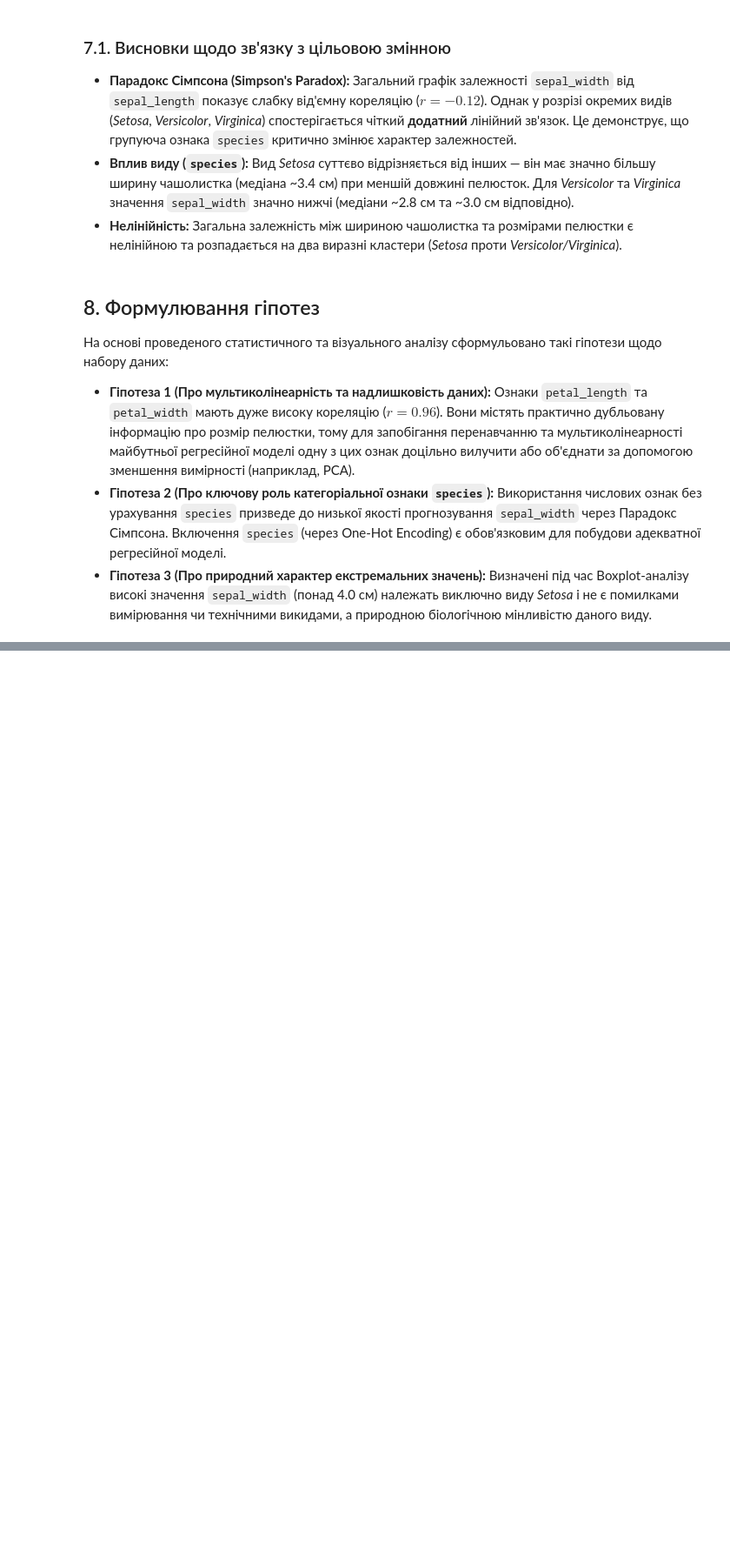
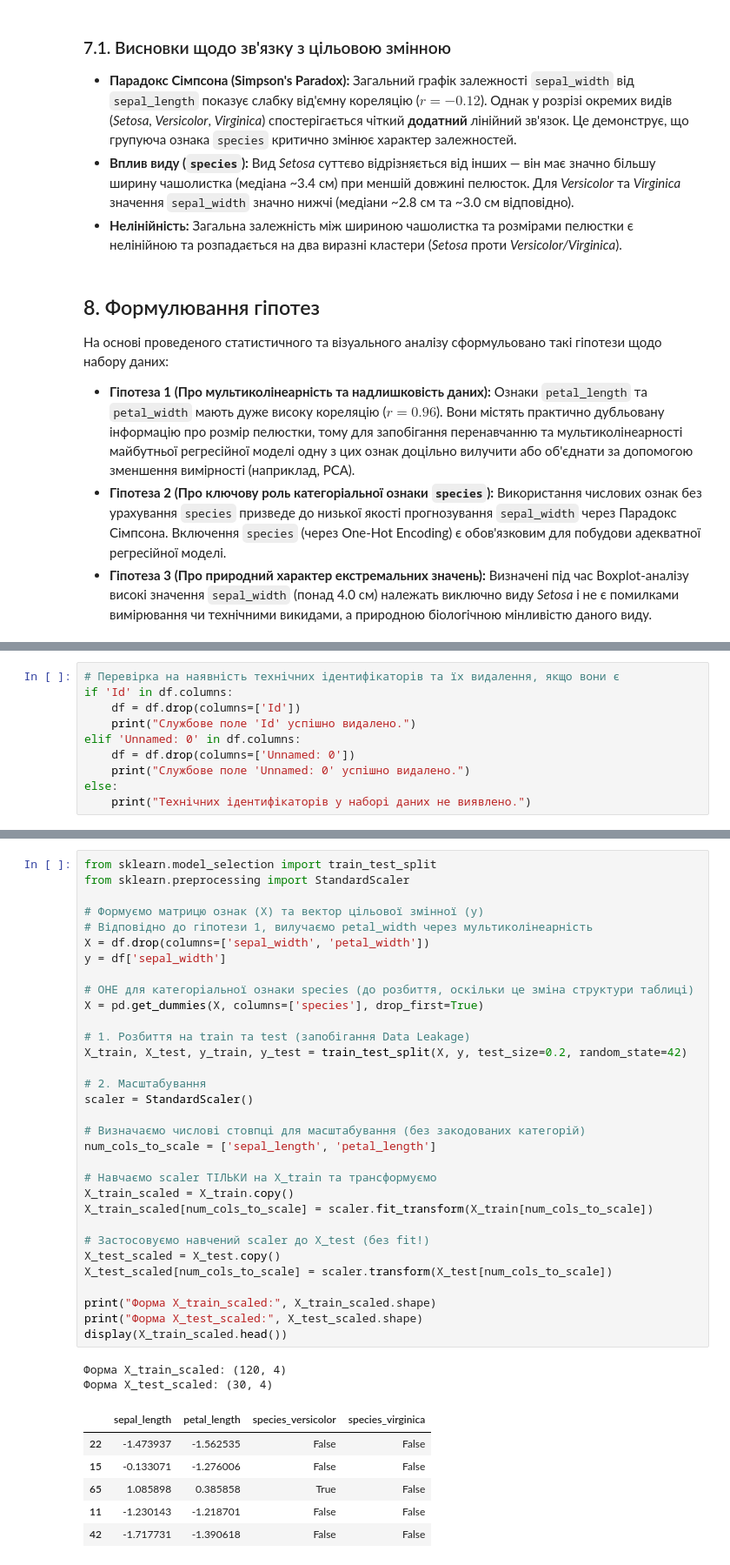
Before and after one commit to Yaroslav071315/machine-learning-course-volovnyk, a Jupyter notebook: practical01/notebook/Practical01.ipynb, the cells around one changed output, grey strips where cells are left out. Shown at 87% size. Cells and saved outputs as stored; diff of their text form; blank space fills up the shorter version.

```diff
--- a/practical01/notebook/Practical01.ipynb
+++ b/practical01/notebook/Practical01.ipynb
@@ -708,0 +743,10 @@ Passing `palette` without assigning `hue` is deprecated and will be removed in v
+# %%
+# Перевірка на наявність технічних ідентифікаторів та їх видалення, якщо вони є
+if 'Id' in df.columns:
+    df = df.drop(columns=['Id'])
+    print("Службове поле 'Id' успішно видалено.")
+elif 'Unnamed: 0' in df.columns:
+    df = df.drop(columns=['Unnamed: 0'])
+    print("Службове поле 'Unnamed: 0' успішно видалено.")
+else:
+    print("Технічних ідентифікаторів у наборі даних не виявлено.")
@@ -708,0 +780,41 @@ Passing `palette` without assigning `hue` is deprecated and will be removed in v
+# %%
+from sklearn.model_selection import train_test_split
+from sklearn.preprocessing import StandardScaler
+
+# Формуємо матрицю ознак (X) та вектор цільової змінної (y)
+# Відповідно до гіпотези 1, вилучаємо petal_width через мультиколінеарність
+X = df.drop(columns=['sepal_width', 'petal_width'])
+y = df['sepal_width']
+
+# OHE для категоріальної ознаки species (до розбиття, оскільки це зміна структури таблиці)
+X = pd.get_dummies(X, columns=['species'], drop_first=True)
+
+# 1. Розбиття на train та test (запобігання Data Leakage)
+X_train, X_test, y_train, y_test = train_test_split(X, y, test_size=0.2, random_state=42)
+
+# 2. Масштабування
+scaler = StandardScaler()
+
+# Визначаємо числові стовпці для масштабування (без закодованих категорій)
+num_cols_to_scale = ['sepal_length', 'petal_length']
+
+# Навчаємо scaler ТІЛЬКИ на X_train та трансформуємо
+X_train_scaled = X_train.copy()
+X_train_scaled[num_cols_to_scale] = scaler.fit_transform(X_train[num_cols_to_scale])
+
+# Застосовуємо навчений scaler до X_test (без fit!)
+X_test_scaled = X_test.copy()
+X_test_scaled[num_cols_to_scale] = scaler.transform(X_test[num_cols_to_scale])
+
+print("Форма X_train_scaled:", X_train_scaled.shape)
+print("Форма X_test_scaled:", X_test_scaled.shape)
+display(X_train_scaled.head())
+# %% [output]
+Форма X_train_scaled: (120, 4)
+Форма X_test_scaled: (30, 4)
+|  | sepal_length | petal_length | species_versicolor | species_virginica |
+| 22 | -1.473937 | -1.562535 | False | False |
+| 15 | -0.133071 | -1.276006 | False | False |
+| 65 | 1.085898 | 0.385858 | True | False |
+| 11 | -1.230143 | -1.218701 | False | False |
+| 42 | -1.717731 | -1.390618 | False | False |
```
Also changed, not shown: parts of 5 cells of this notebook, 2 other files.
